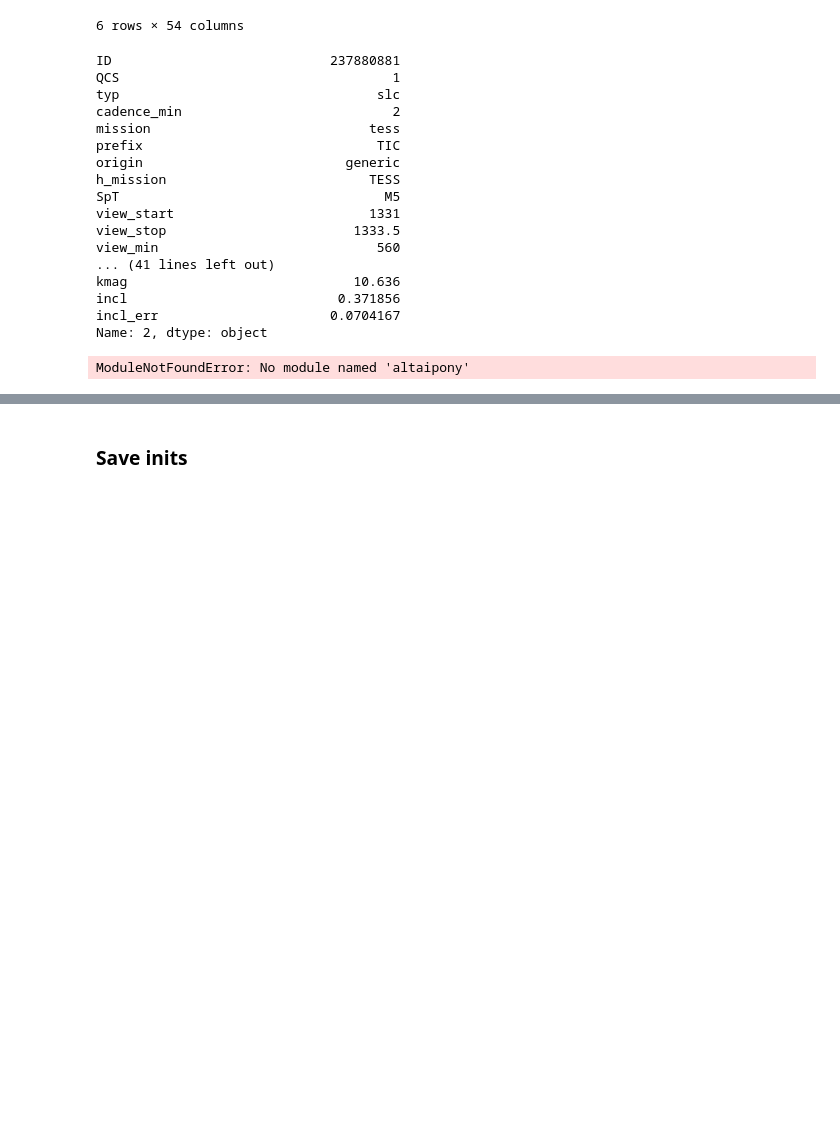
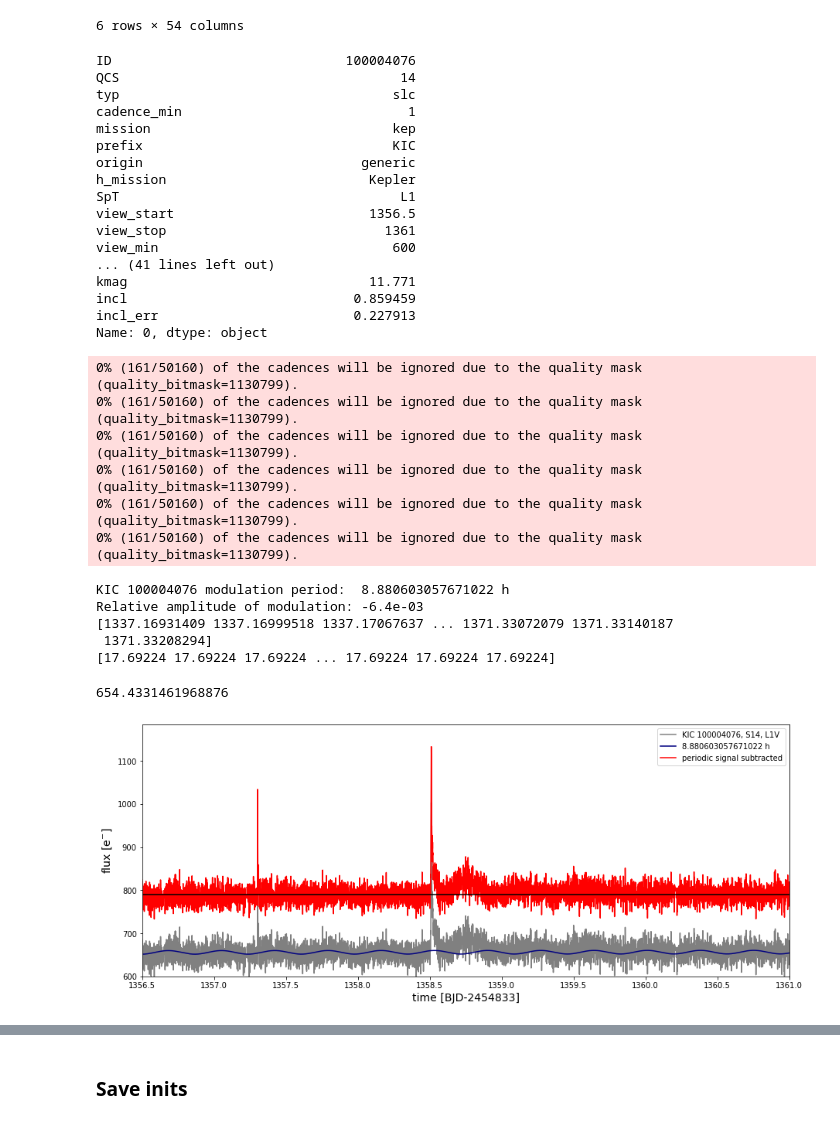
Before and after one commit to ekaterinailin/MalachiteMountains, a Jupyter notebook: analysis/notebooks/NB42_Model_fit_to_Real_Data.ipynb, the cells around one changed output, grey strips where cells are left out. Cells and saved outputs as stored; diff of their text form; code cells hidden in the pictures; blank space fills up the shorter version.

```diff
--- a/analysis/notebooks/NB42_Model_fit_to_Real_Data.ipynb
+++ b/analysis/notebooks/NB42_Model_fit_to_Real_Data.ipynb
@@ -68,50 +73,64 @@ lcs
 # %%
 lcs = get_incl(lcs)
 lcs.to_csv(f"{CWD}/data/summary/everything.csv", index=False)
-target = lcs.iloc[2]
+target = lcs.iloc[0]
 target
 # %% [output]
-ID                            237880881
-QCS                                   1
-typ                                 slc
-cadence_min                           2
-mission                            tess
-prefix                              TIC
-origin                          generic
-h_mission                          TESS
-SpT                                  M5
-view_start                         1331
-view_stop                        1333.5
-view_min                            560
+ID                              100004076
+QCS                                    14
+typ                                   slc
+cadence_min                             1
+mission                               kep
+prefix                                KIC
+origin                            generic
+h_mission                          Kepler
+SpT                                    L1
+view_start                         1356.5
+view_stop                            1361
+view_min                              600
 ... (41 lines left out)
-kmag                             10.636
-incl                           0.371856
-incl_err                      0.0704167
-Name: 2, dtype: object
+kmag                               11.771
+incl                             0.859459
+incl_err                         0.227913
+Name: 0, dtype: object
 # %%
 from altaipony.altai import find_iterative_median
 from altaipony.flarelc import FlareLightCurve
 from funcs.custom_detrending import refine_detrended_flux_err
 from funcs.multiperiod import remove_sinusoidal, fetch_lightcurve
 
 flck = fetch_lightcurve(target)
 
-
-
 t, sflux, model, period = remove_sinusoidal(target, plot=True, save=False)
-print(sflux)
+print(t)
 F = FlareLightCurve(time=t, detrended_flux=sflux,
                     detrended_flux_err=np.array(len(t)*[np.nanmean(flck.flux_err)]))
 print(F.detrended_flux_err)
 flcd = refine_detrended_flux_err(F, mask_pos_outliers_sigma=1.5,
                                      std_rolling_window_length=15, pad=25)
 
-choice = (t > target.view_start + 1.56) & (t < target.view_stop-1.)
+choice = (t > target.view_start + 1.7) & (t < target.view_stop-1.5) # only one flare in TIC 237 : + 1.56 - 1.
 t = t[choice]
 flux = sflux[choice]
 flux_err = np.nanmean(flcd.detrended_flux_err)
 median = np.nanmean(find_iterative_median(F).it_med)
 phi = (t - t[0])/target.Prot_d * 2 * np.pi
+
+pd.DataFrame({"phi":phi,"flux":flux, "t":t,
+              "flux_err":flux_err, "median_":median}).to_csv(f"{CWD}/data/lcs/{tstamp}_{target.ID}.csv",
+                                                             index=False)
 median
 # %% [output]
-ModuleNotFoundError: No module named 'altaipony'
+0% (161/50160) of the cadences will be ignored due to the quality mask (quality_bitmask=1130799).
+0% (161/50160) of the cadences will be ignored due to the quality mask (quality_bitmask=1130799).
+0% (161/50160) of the cadences will be ignored due to the quality mask (quality_bitmask=1130799).
+0% (161/50160) of the cadences will be ignored due to the quality mask (quality_bitmask=1130799).
+0% (161/50160) of the cadences will be ignored due to the quality mask (quality_bitmask=1130799).
+0% (161/50160) of the cadences will be ignored due to the quality mask (quality_bitmask=1130799).
+KIC 100004076 modulation period:  8.880603057671022 h
+Relative amplitude of modulation: -6.4e-03
+[1337.16931409 1337.16999518 1337.17067637 ... 1371.33072079 1371.33140187
+ 1371.33208294]
+[17.69224 17.69224 17.69224 ... 17.69224 17.69224 17.69224]
+654.4331461968876
+[figure, added]
```
Also changed, not shown: parts of 24 cells of this notebook, 2 other files.
